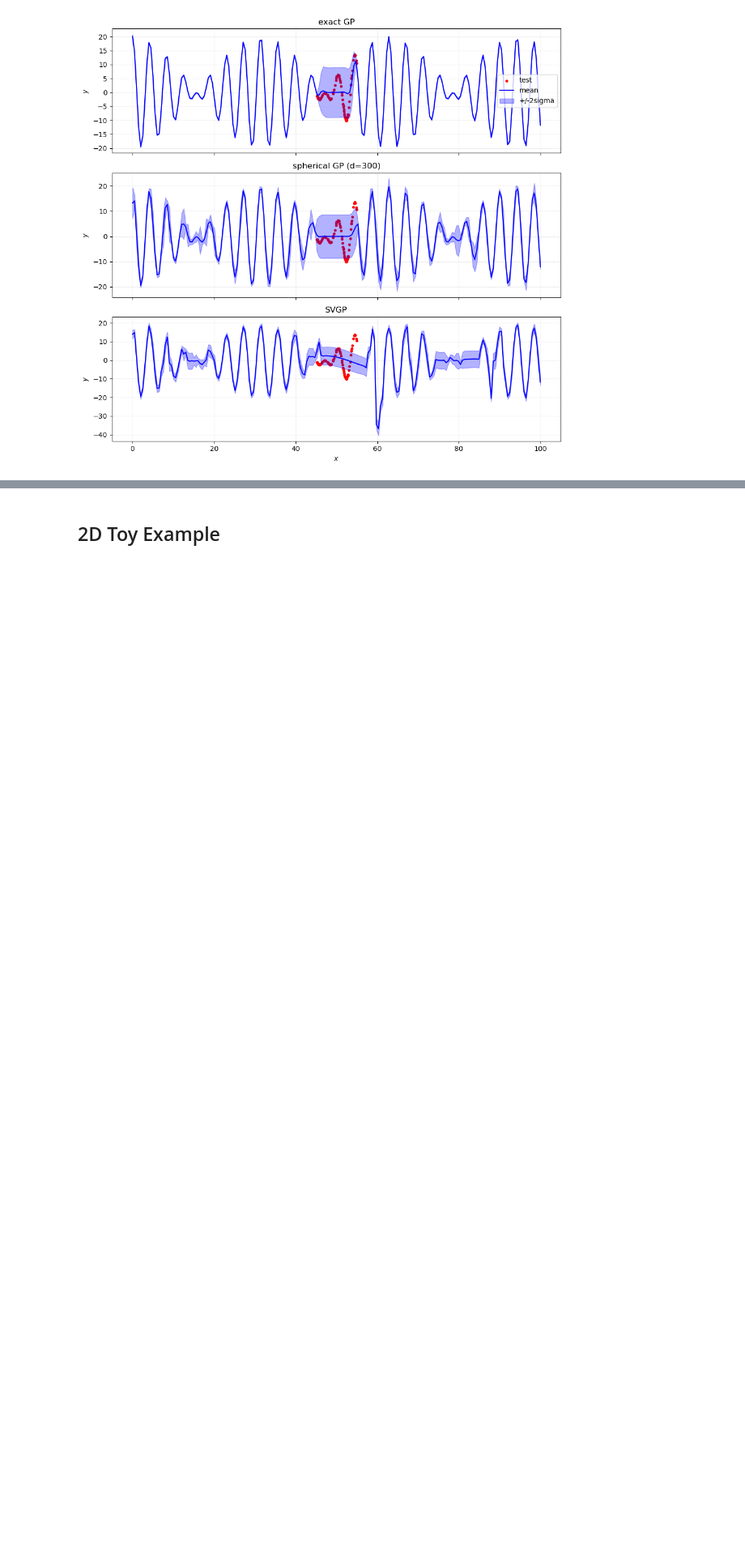
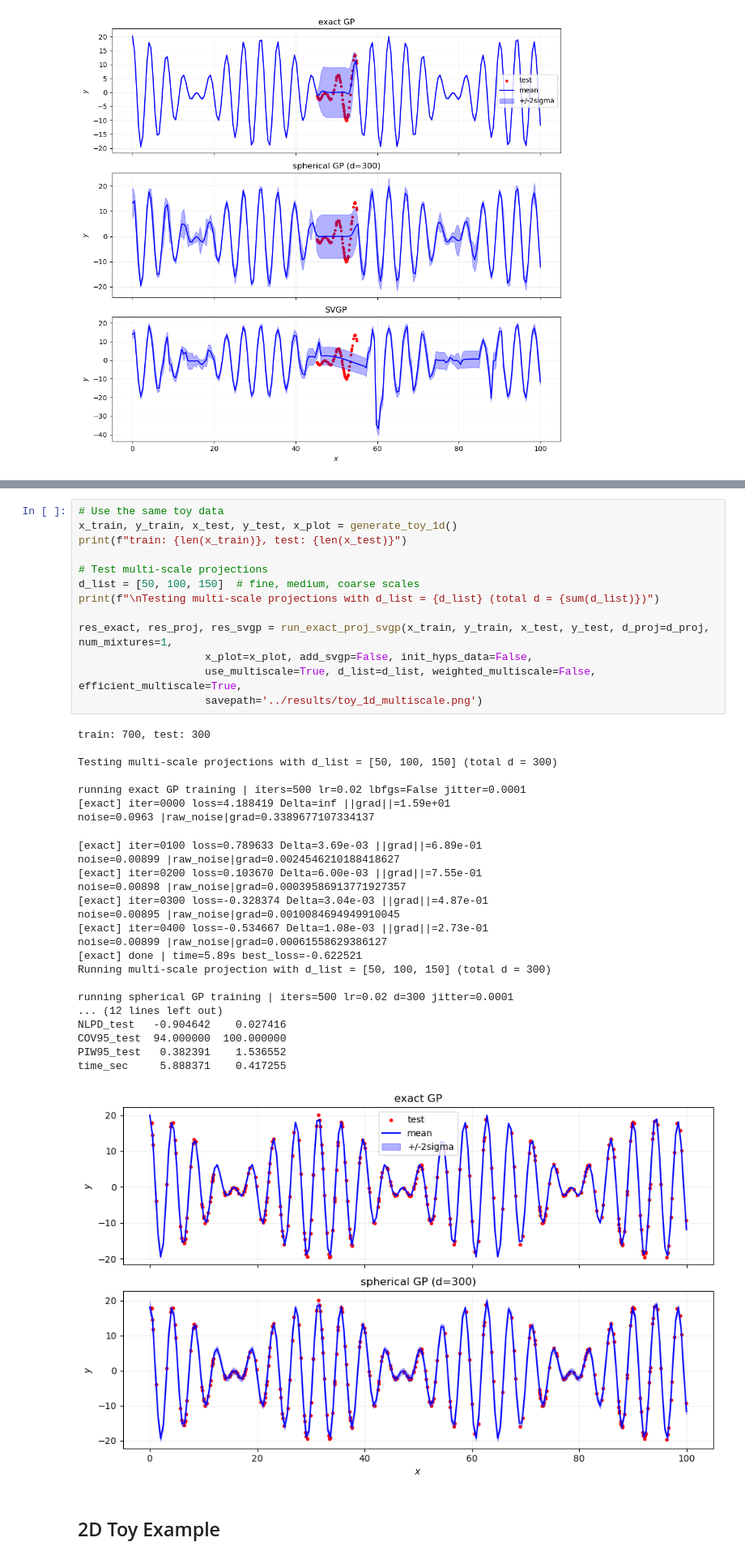
Before and after one commit to ArkinF/GP-Spherical-Projections, a Jupyter notebook: notebooks/01_toy_examples.ipynb, the cells around one changed output, grey strips where cells are left out. Shown at 81% size. Saved outputs shown, nothing was run; the diff lists cells and outputs as text; blank space fills up the shorter version.

```diff
--- a/notebooks/01_toy_examples.ipynb
+++ b/notebooks/01_toy_examples.ipynb
@@ -157,3 +212,42 @@ time_sec     5.763638   1.259244  12.586197
+# %%
+# Use the same toy data
+x_train, y_train, x_test, y_test, x_plot = generate_toy_1d()
+print(f"train: {len(x_train)}, test: {len(x_test)}")
+
+# Test multi-scale projections
+d_list = [50, 100, 150]  # fine, medium, coarse scales
+print(f"\nTesting multi-scale projections with d_list = {d_list} (total d = {sum(d_list)})")
+
+res_exact, res_proj, res_svgp = run_exact_proj_svgp(x_train, y_train, x_test, y_test, d_proj=d_proj, num_mixtures=1,
+                    x_plot=x_plot, add_svgp=False, init_hyps_data=False,
+                    use_multiscale=True, d_list=d_list, weighted_multiscale=False, efficient_multiscale=True,
+                    savepath='../results/toy_1d_multiscale.png')
+# %% [output]
+train: 700, test: 300
+
+Testing multi-scale projections with d_list = [50, 100, 150] (total d = 300)
+
+running exact GP training | iters=500 lr=0.02 lbfgs=False jitter=0.0001
+[exact] iter=0000 loss=4.188419 Delta=inf ||grad||=1.59e+01
+noise=0.0963 |raw_noise|grad=0.3389677107334137
+[exact] iter=0100 loss=0.789633 Delta=3.69e-03 ||grad||=6.89e-01
+noise=0.00899 |raw_noise|grad=0.0024546210188418627
+[exact] iter=0200 loss=0.103670 Delta=6.00e-03 ||grad||=7.55e-01
+noise=0.00898 |raw_noise|grad=0.00039586913771927357
+[exact] iter=0300 loss=-0.328374 Delta=3.04e-03 ||grad||=4.87e-01
+noise=0.00895 |raw_noise|grad=0.0010084694949910045
+[exact] iter=0400 loss=-0.534667 Delta=1.08e-03 ||grad||=2.73e-01
+noise=0.00899 |raw_noise|grad=0.00061558629386127
+[exact] done | time=5.89s best_loss=-0.622521
+Running multi-scale projection with d_list = [50, 100, 150] (total d = 300)
+
+running spherical GP training | iters=500 lr=0.02 d=300 jitter=0.0001
+... (12 lines left out)
+NLPD_test   -0.904642    0.027416
+COV95_test  94.000000  100.000000
+PIW95_test   0.382391    1.536552
+time_sec     5.888371    0.417255
+[figure, added]
 # %% [markdown]
 ## 2D Toy Example
 # %%
```
Also changed, not shown: parts of 10 cells of this notebook, 23 other files.
